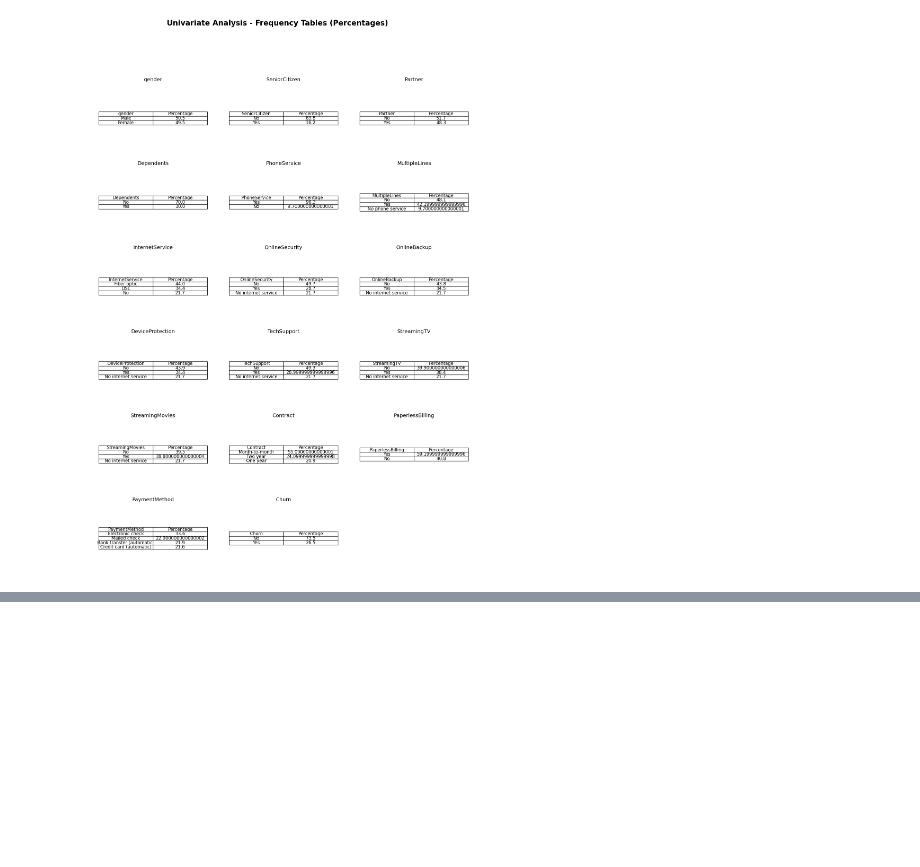
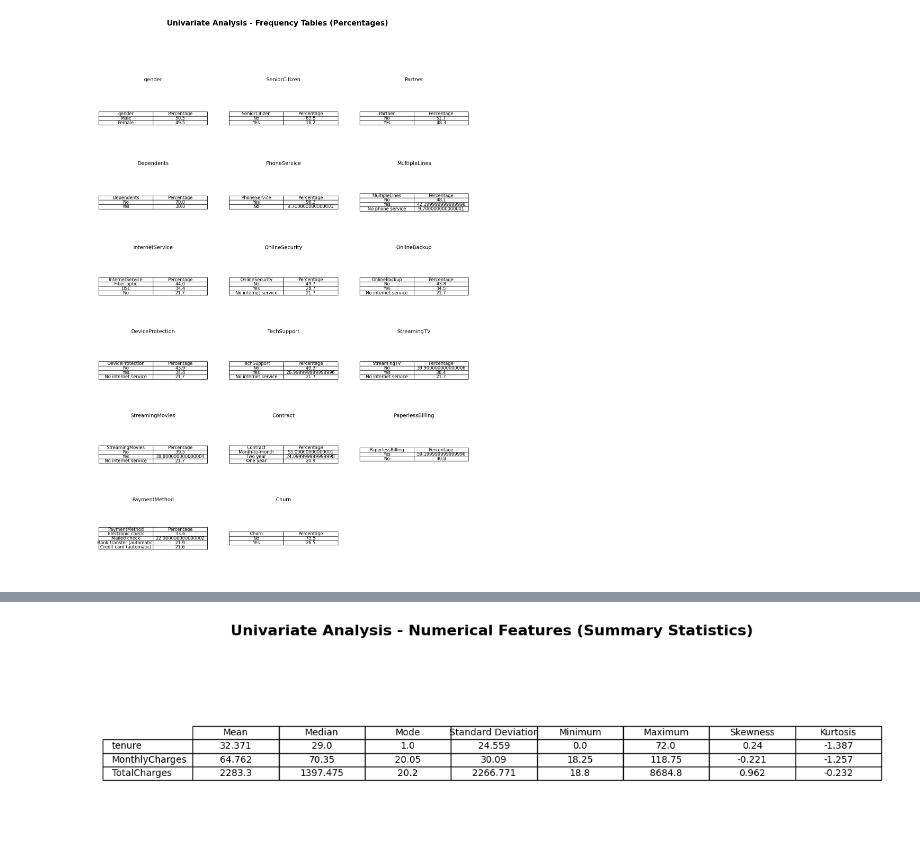
Before and after one commit to DewliniHerath/Telco_Churn_Predictor, a Jupyter notebook: notebooks/Telco_eda.ipynb, the cells around one changed output, grey strips where cells are left out. Cells and saved outputs as stored; diff of their text form; code cells hidden in the pictures; blank space fills up the shorter version.

```diff
--- a/notebooks/Telco_eda.ipynb
+++ b/notebooks/Telco_eda.ipynb
@@ -329,0 +385,35 @@ plot_categorical_frequency_table(telco_df, exclude_cols=['customerID'],n_cols=3)
+# %%
+# function to visualize summary table
+def plot_numerical_summary_table(df, exclude_cols=None):
+  num_cols=df.select_dtypes(include=['int64','float64']).columns.tolist()
+  if exclude_cols:
+    num_cols = [col for col in num_cols if col not in exclude_cols]
+  summary_table = pd.DataFrame({
+      "Mean":df[num_cols].mean(),
+      "Median":df[num_cols].median(),
+      "Mode":df[num_cols].mode().iloc[0],
+      "Standard Deviation":df[num_cols].std(),
+      "Minimum":df[num_cols].min(),
+      "Maximum":df[num_cols].max(),
+      "Skewness":df[num_cols].skew(),
+      "Kurtosis":df[num_cols].kurtosis()
+  }).round(3)
+  fig,ax = plt.subplots(figsize=(12, len(num_cols)*0.5+2))
+  ax.axis('off')
+  table = ax.table(cellText=summary_table.values,
+                   colLabels=summary_table.columns,
+                   rowLabels=summary_table.index,
+                   cellLoc='center',
+                   loc='center')
+  table.auto_set_font_size(False)
+  table.set_fontsize(10)
+  table.scale(1,1.2)
+  fig.suptitle("Univariate Analysis - Numerical Features (Summary Statistics)", fontsize=16,fontweight='bold')
+  plt.tight_layout(rect=[0,0,1,0.96])
+  plt.savefig('/content/drive/MyDrive/ML_Coursework/univariate_numerical_summaryTable.png',bbox_inches='tight')
+  plt.show()
+# %%
+# using above function
+plot_numerical_summary_table(telco_df,exclude_cols=None)
+# %% [output]
+[figure, added]
```
Also changed, not shown: parts of 9 cells of this notebook.
